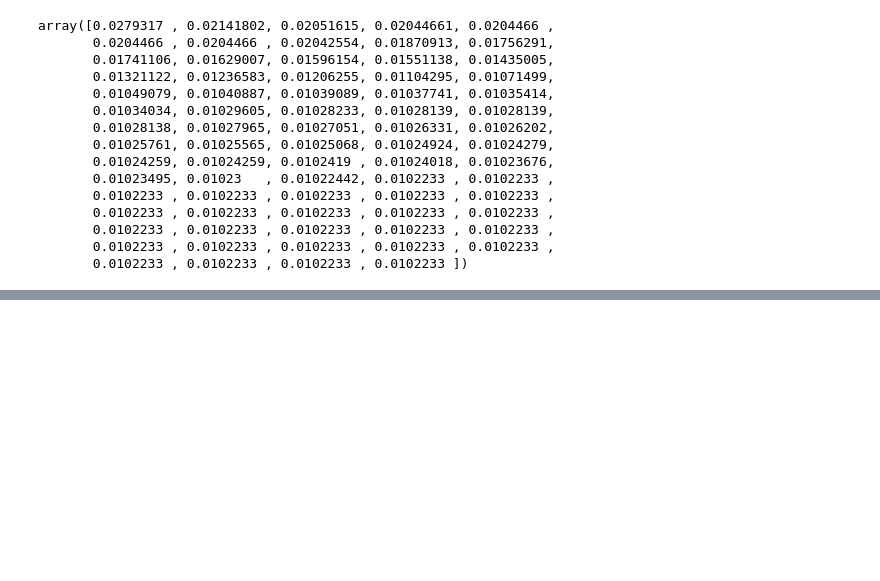
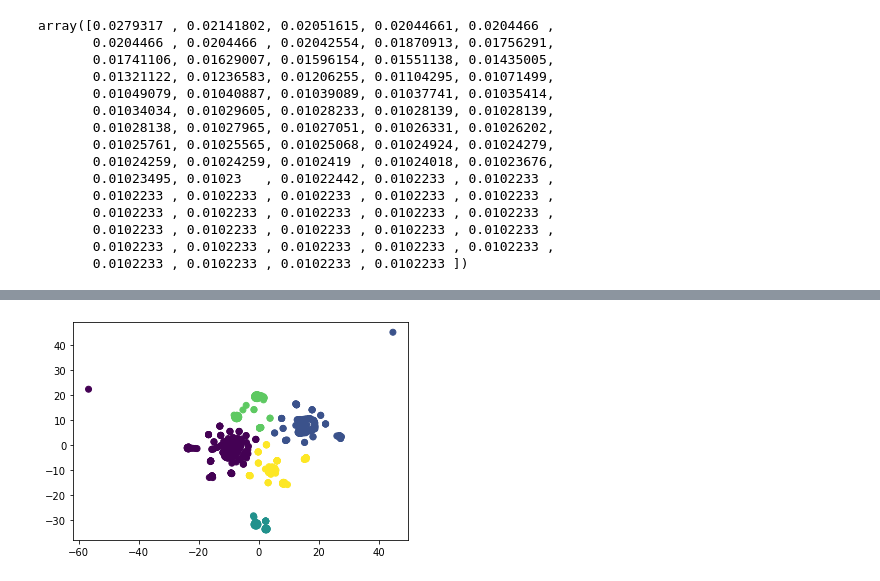
Before and after one commit to MikeBinetsky/introduction_to_unsupervised_machine_learning, a Jupyter notebook: unsupervised_Model.ipynb, the cells around one changed output, grey strips where cells are left out. Cells and saved outputs as stored; diff of their text form; code cells hidden in the pictures; blank space fills up the shorter version.

```diff
--- a/unsupervised_Model.ipynb
+++ b/unsupervised_Model.ipynb
@@ -231,0 +293,14 @@ array([0.0279317 , 0.02141802, 0.02051615, 0.02044661, 0.0204466 ,
+# %%
+##Instantiate our K means model. Trying 5 first then 3.
+kmeans = KMeans(n_clusters=5)
+
+## Fit our model
+kmeans.fit(tsneDF)
+
+## Now to set our model to a variable so we can view it in our scatter
+kmeansOutput = kmeans.predict(tsneDF)
+# %%
+plt.scatter(tsneDF[0], tsneDF[1], c = kmeansOutput)
+plt.show()
+# %% [output]
+[figure, added]
```
Also changed, not shown: parts of 10 cells of this notebook.
